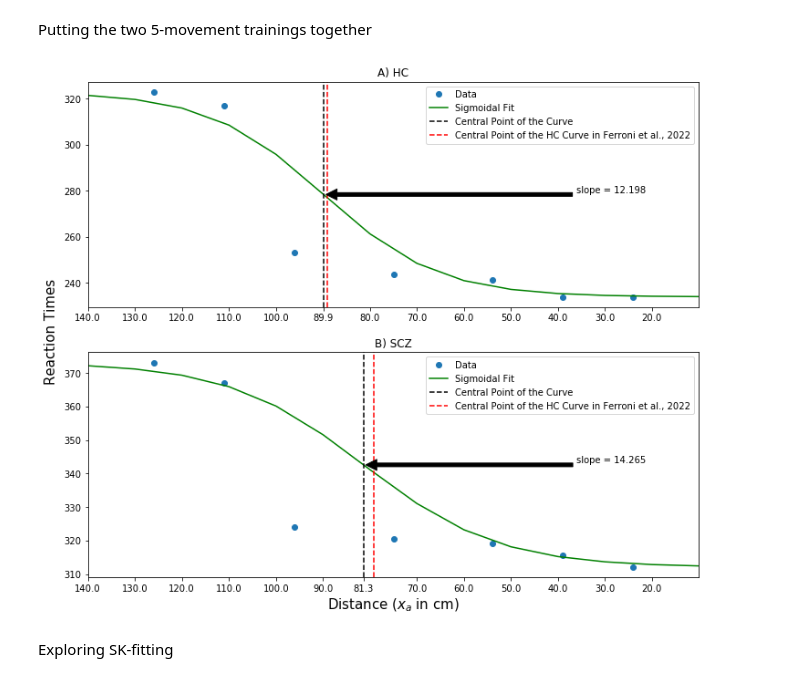
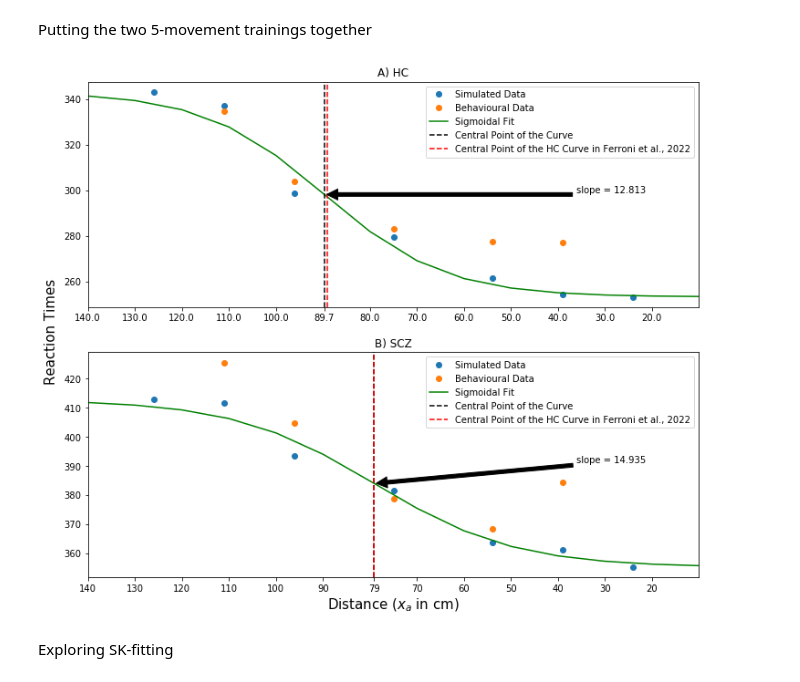
Before and after one commit to VladGrigoras/Dissertation, a Jupyter notebook: HC_FittingFerroni.ipynb, the cells around one changed output. Cells and saved outputs as stored; diff of their text form; code cells hidden in the pictures.

```diff
--- a/HC_FittingFerroni.ipynb
+++ b/HC_FittingFerroni.ipynb
@@ -8,8 +8,8 @@ a_distances = [24, 39, 54, 75, 96, 111, 126]
 ### HC Model (Pre Training)
 # %%
 HCLt, HCLa, HCLv = Lw(.15, .05, 1, 4, .15, .05, 20, 80, .15, .05, 2, 8)
-HCWat, HCWvt, HCWav = crossmodal(.9, 2, .9, 2, .9, 2)
-HCWt, HCWa, HCWv, HCBt, HCBa, HCBv = FwFb(6.5, 6.5, 6.5, 7.75, 7.75, 7.75, 17, 990, 49, 0.98) #feedforward and feedback
+HCWat, HCWvt, HCWav = crossmodal(1.3, 2, 1.3, 2, 1.3, 2)
+HCWt, HCWa, HCWv, HCBt, HCBa, HCBv = FwFb(6.5, 6.5, 6.5, 6.55, 6.55, 6.55, 17, 990, 49, 0.98) #feedforward and feedback
 
 HCzt, HCza, HCzm, HCzv, HCrt = experiment(0.4, 200, a_distances, 5, HCLt, HCLa, HCLv, HCWt, HCWa, HCWv, HCBt, HCBa, HCBv, HCWat, HCWvt, HCWav, 0, 0)
 # %%
@@ -283,9 +287,11 @@ plt.show()
 # %% [markdown]
 ### SCZ Model (Pre Training)
 # %%
+a_distances = [24, 39, 54, 75, 96, 111, 126]
+
 SCZLt, SCZLa, SCZLv = Lw(1.25, .05, 1, 4, 1.25, .05, 20, 80, 1.25, .05, 2, 8)
-SCZWat, SCZWvt, SCZWav = crossmodal(.9, 2, .9, 2, .9, 2)
-SCZWt, SCZWa, SCZWv, SCZBt, SCZBa, SCZBv = FwFb(6.5, 6.5, 6.5, 2.5, 2.5, 2.5, 17, 990, 49, 0.98)
+SCZWat, SCZWvt, SCZWav = crossmodal(.75, 2, .75, 2, .75, 2)
+SCZWt, SCZWa, SCZWv, SCZBt, SCZBa, SCZBv = FwFb(6.5, 6.5, 6.5, 2, 2, 2, 17, 990, 49, 0.98)
 
 SCZzt, SCZza, SCZzm, SCZzv, SCZrt = experiment(0.4, 200, a_distances, 5, SCZLt, SCZLa, SCZLv, SCZWt, SCZWa, SCZWv, SCZBt, SCZBa, SCZBv, SCZWat, SCZWvt, SCZWav, 1.75, 0)
 # %%
@@ -581,16 +618,19 @@ plt.show()
 # %% [markdown]
 Putting the two 5-movement trainings together
 # %%
+%run ./Dissertation.ipynb
+
 fig, ax = plt.subplots(2, 1, figsize = (12, 10))
-ymin = np.min(HCrtpost)
-ymax = np.max(HCrtpost)
+ymin = np.min(HCrtpost5)
+ymax = np.max(HCrtpost5)
 
 HCcppost, HCslopepost = fitting(a_distances, HCrtpost5)
 
 x = np.arange(10, 150, 10)
 y = RTsig(x, HCcppost, HCslopepost)
 
-ax[0].plot(a_distances, HCrtpost, 'o', label='Data')
+ax[0].plot(a_distances, HCrtpost5, 'o', label='Simulated Data')
+ax[0].plot(a_distances[1:-1], fpostHCRTSig, 'o', label='Behavioural Data')
 ax[0].plot(x,y, label='Sigmoidal Fit', color = "g")
 ax[0].axvline(x = HCcppost, color = 'black', label = 'Central Point of the Curve', linestyle = "dashed")
 ax[0].axvline(x = fpostHCCP, color = 'red', label = 'Central Point of the HC Curve in Ferroni et al., 2022', linestyle = "dashed")
@@ -599,37 +639,38 @@ ax[0].set_xticks([20,30,40,50,60,70,80, HCcppost,100, 110,120,130,140])
 ax[0].set_title("A) HC")
 ax[0].legend(loc='best')
 ax[0].annotate('slope = {}'.format(round(HCslopepost, 3)),
             xy=(HCcppost, (ymax+ymin)/2), xycoords='data',
             xytext=(0.8, 0.5), textcoords='axes fraction',
             arrowprops=dict(facecolor='black', shrink=0.01),
             horizontalalignment='left', verticalalignment='bottom')
 
-ymin = np.min(SCZrtpost)
-ymax = np.max(SCZrtpost)
+ymin = np.min(SCZrtpost5)
+ymax = np.max(SCZrtpost5)
 
 SCZcppost, SCZslopepost = fitting(a_distances, SCZrtpost5)
 
 x = np.arange(10, 150, 10)
 y = RTsig(x, SCZcppost, SCZslopepost)
-ax[1].plot(a_distances, SCZrtpost, 'o', label='Data')
+ax[1].plot(a_distances, SCZrtpost5, 'o', label='Simulated Data')
+ax[1].plot(a_distances[1:-1], fpostSRTSig, 'o', label='Behavioural Data')
 ax[1].plot(x,y, label='Sigmoidal Fit', color = "g")
 ax[1].axvline(x = SCZcppost, color = 'black', label = 'Central Point of the Curve', linestyle = "dashed")
 ax[1].axvline(x = fpostSCZCP, color = 'red', label = 'Central Point of the HC Curve in Ferroni et al., 2022', linestyle = "dashed")
 ax[1].set_xlim(max(x), min(x))
 ax[1].set_xticks([20,30,40,50,60,70,SCZcppost,90, 100,110,120,130,140])
 ax[1].set_title("B) SCZ")
 ax[1].legend(loc='best')
 ax[1].set_xlabel("Distance ($x_a$ in cm)", fontsize = 15)
 ax[1].annotate('slope = {}'.format(round(SCZslopepost, 3)),
             xy=(SCZcppost, (ymax+ymin)/2), xycoords='data',
             xytext=(0.8, 0.5), textcoords='axes fraction',
             arrowprops=dict(facecolor='black', shrink=0.01),
             horizontalalignment='left', verticalalignment='bottom')
 
 fig.text(0.07, 0.5, 'Reaction Times', va='center', rotation='vertical', fontsize = 15)
 plt.show()
 # %% [output]
-[figure, old version]
+[figure, new version]
 # %% [markdown]
 Exploring SK-fitting
 # %%
```
Also changed, not shown: parts of 19 cells of this notebook, 3 other files.
